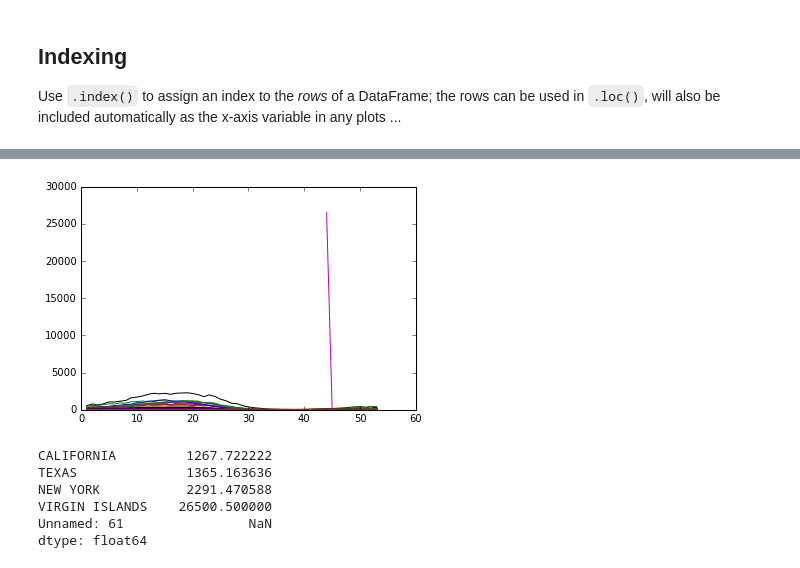
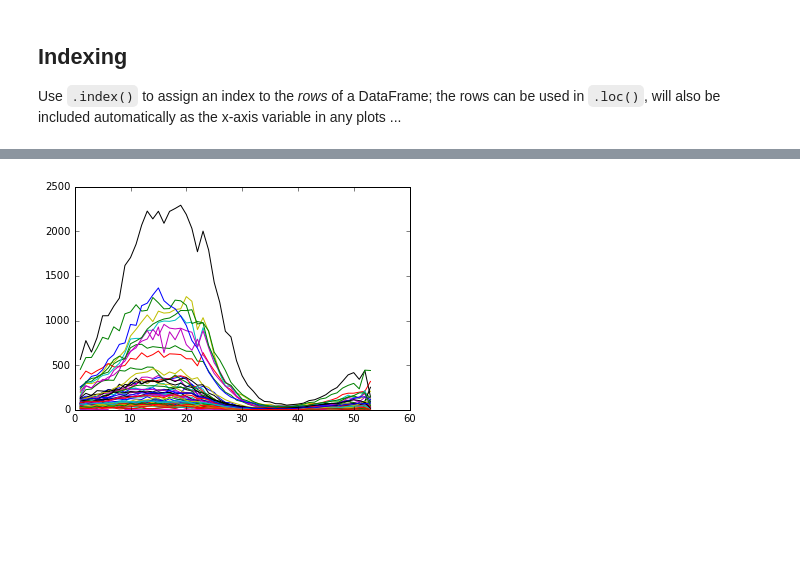
Before and after one commit to bbolker/math1mp, a Jupyter notebook: notes/pandas_intro.ipynb, the cells around one changed output, grey strips where cells are left out. Saved outputs shown, nothing was run; the diff lists cells and outputs as text; code cells hidden in the pictures; blank space fills up the shorter version.

```diff
--- a/notes/pandas_intro.ipynb
+++ b/notes/pandas_intro.ipynb
@@ -222,0 +243,5 @@ plt.scatter(p.index,p.OHIO,color="brown");
+# %%
+bad_ind = p.index[p["VIRGIN ISLANDS"]>40000]
+p.loc[bad_ind,"VIRGIN ISLANDS"] = np.nan
+## shortcut
+p.loc[p.KENTUCKY>8000,"KENTUCKY"] = np.nan
@@ -237,9 +273,10 @@ Name: ALABAMA, dtype: float64
 
 Use `.index()` to assign an index to the *rows* of a DataFrame; the rows can be used in `.loc()`, will also be included automatically as the x-axis variable in any plots ...
 # %%
-p_short = p.iloc[first_val(p.ALABAMA):,:]         ## drop first bit with many NAs
-p_short.index = p_short.YEAR+(p_short.WEEK-1)/52  ## assign 'Julian date' as index
-p_dateinfo = p_short[["YEAR","WEEK"]]             ## save date info for future reference
-p_short.drop(["WEEK","YEAR"],inplace=True,axis=1)           ## .... and drop from the DataFrame
+good_vals = first_val(p.ALABAMA)
+p_short = p.loc[good_vals:,"ALABAMA":"WYOMING"]         ## drop first bit with many NAs
+p_dateinfo = p.loc[good_vals:,["YEAR","WEEK"]]          ## save date info for future reference
+p_short.index = p_dateinfo.YEAR+(p_dateinfo.WEEK-1)/52  ## assign 'Julian date' as index
+p_dateinfo.index = p_short.index                        ## use the same index for both DataFrames
 p_short.head()
 # %% [output]
@@ -268,15 +302,6 @@ The `.groupby()` method adds
 # %%
-p_week = p_short.groupby(p_dateinfo.WEEK)
-p_week_mean = p_week.aggregate(np.mean)
-plt.plot(p_week.aggregate(np.mean));
+p_week = p_short.groupby(p_dateinfo.WEEK)    ## group by week
+p_week_mean = p_week.aggregate(np.mean)      ## compute mean by week
+plt.plot(p_week_mean);                       ## plot
 # %% [output]
-[figure, old version]
+[figure, new version]
-# %%
-p_week_mean.max(axis=0).sort_values().tail()
-# %% [output]
-CALIFORNIA         1267.722222
-TEXAS              1365.163636
-NEW YORK           2291.470588
-VIRGIN ISLANDS    26500.500000
-Unnamed: 61                NaN
-dtype: float64
```
Also changed, not shown: parts of 32 cells of this notebook.
